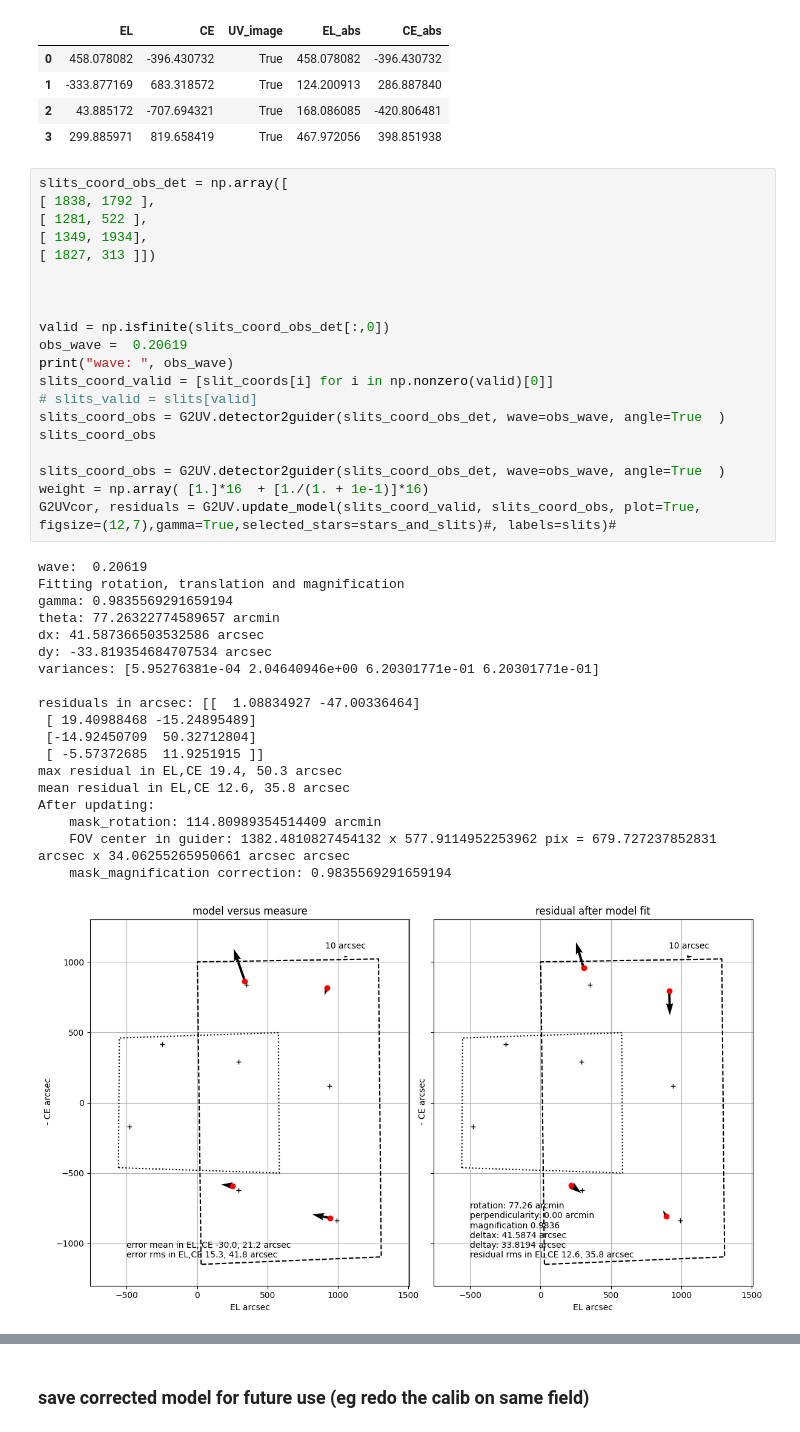
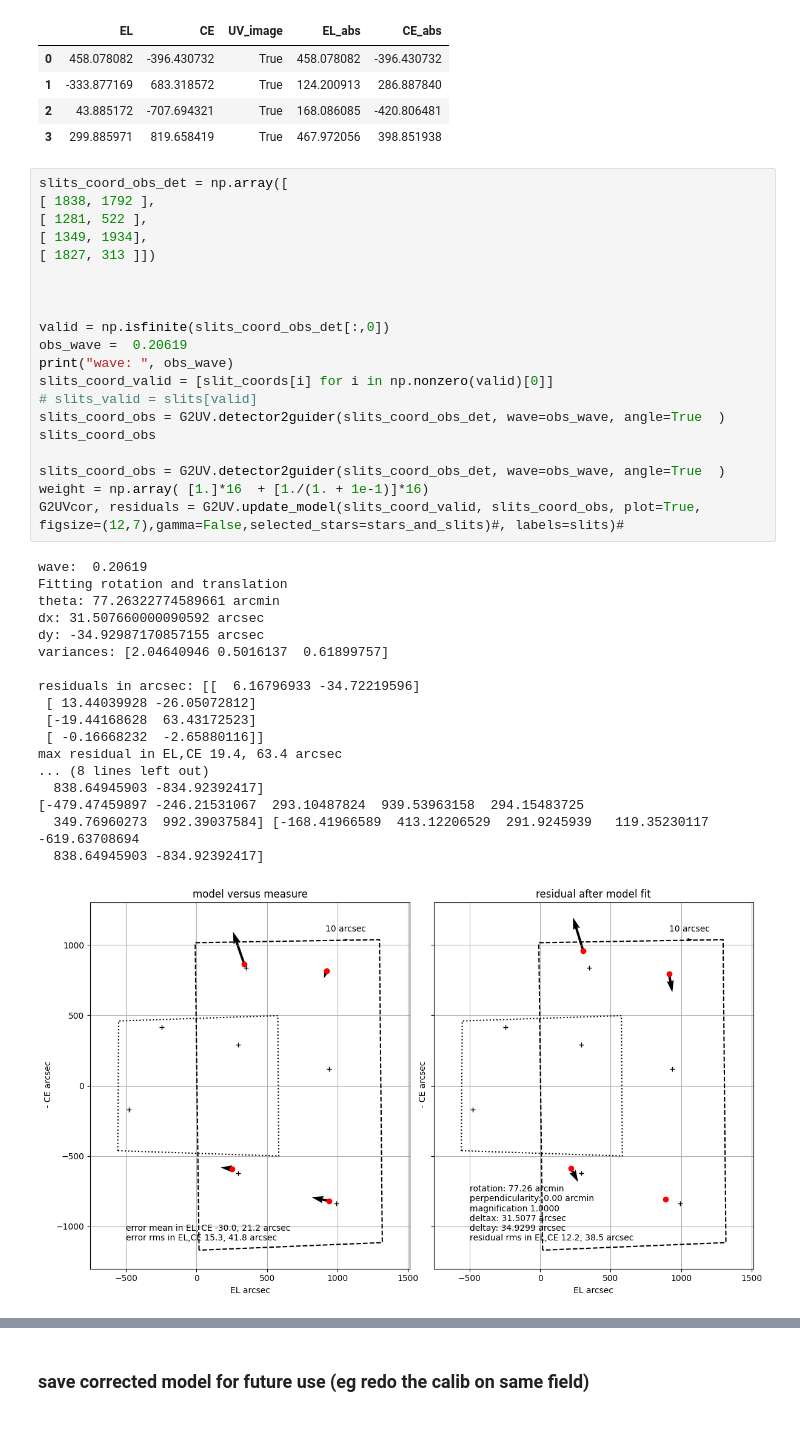
Before and after one commit to vpicouet/FireBallPipe, a Jupyter notebook: Notebook/2023/FTS/FTS_XY0_F3.ipynb, the cells around one changed output, grey strips where cells are left out. Cells and saved outputs as stored; diff of their text form.

```diff
--- a/Notebook/2023/FTS/FTS_XY0_F3.ipynb
+++ b/Notebook/2023/FTS/FTS_XY0_F3.ipynb
@@ -495,43 +500,42 @@ siderostat moves sequence:
 # %%
 slits_coord_obs_det = np.array([
 [ 1838,	1792 ],
 [ 1281,	522 ],
 [ 1349,	1934],
 [ 1827,	313 ]])
 
 
 
 valid = np.isfinite(slits_coord_obs_det[:,0])
 obs_wave =  0.20619
 print("wave: ", obs_wave)
 slits_coord_valid = [slit_coords[i] for i in np.nonzero(valid)[0]]
 # slits_valid = slits[valid]
 slits_coord_obs = G2UV.detector2guider(slits_coord_obs_det, wave=obs_wave, angle=True  )
 slits_coord_obs
 
 slits_coord_obs = G2UV.detector2guider(slits_coord_obs_det, wave=obs_wave, angle=True  )
 weight = np.array( [1.]*16  + [1./(1. + 1e-1)]*16)
-G2UVcor, residuals = G2UV.update_model(slits_coord_valid, slits_coord_obs, plot=True, figsize=(12,7),gamma=True,selected_stars=stars_and_slits)#, labels=slits)#
+G2UVcor, residuals = G2UV.update_model(slits_coord_valid, slits_coord_obs, plot=True, figsize=(12,7),gamma=False,selected_stars=stars_and_slits)#, labels=slits)#
 # %% [output]
 wave:  0.20619
-Fitting rotation, translation and magnification
-gamma: 0.9835569291659194
-theta: 77.26322774589657 arcmin
-dx: 41.587366503532586 arcsec
-dy: -33.819354684707534 arcsec
-variances: [5.95276381e-04 2.04640946e+00 6.20301771e-01 6.20301771e-01]
+Fitting rotation and translation
+theta: 77.26322774589661 arcmin
+dx: 31.507660000090592 arcsec
+dy: -34.92987170857155 arcsec
+variances: [2.04640946 0.5016137  0.61899757]
 
-residuals in arcsec: [[  1.08834927 -47.00336464]
- [ 19.40988468 -15.24895489]
- [-14.92450709  50.32712804]
- [ -5.57372685  11.9251915 ]]
-max residual in EL,CE 19.4, 50.3 arcsec
-mean residual in EL,CE 12.6, 35.8 arcsec
-After updating:
-    mask_rotation: 114.80989354514409 arcmin
-    FOV center in guider: 1382.4810827454132 x 577.9114952253962 pix = 679.727237852831 arcsec x 34.06255265950661 arcsec arcsec
-    mask_magnification correction: 0.9835569291659194
+residuals in arcsec: [[  6.16796933 -34.72219596]
+ [ 13.44039928 -26.05072812]
+ [-19.44168628  63.43172523]
+ [ -0.16668232  -2.65880116]]
+max residual in EL,CE 19.4, 63.4 arcsec
+... (8 lines left out)
+  838.64945903 -834.92392417]
+[-479.47459897 -246.21531067  293.10487824  939.53963158  294.15483725
+  349.76960273  992.39037584] [-168.41966589  413.12206529  291.9245939   119.35230117 -619.63708694
+  838.64945903 -834.92392417]
-[figure, old version]
+[figure, new version]
             Left plot verification
             [x]  Error mean give the average of the residuals (=arrows=model-measurements) before model improvement
             This Error mean must be <5" at the last interation
```
Also changed, not shown: parts of 4 cells of this notebook, 45 other files.
